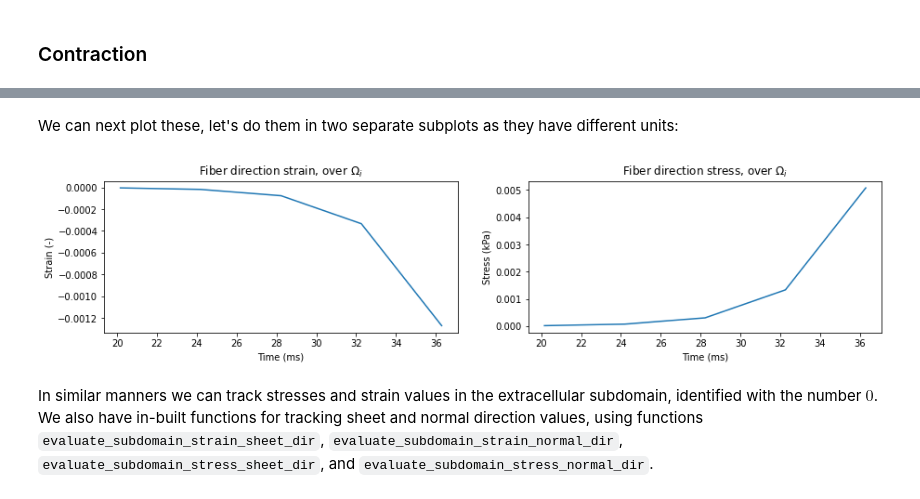
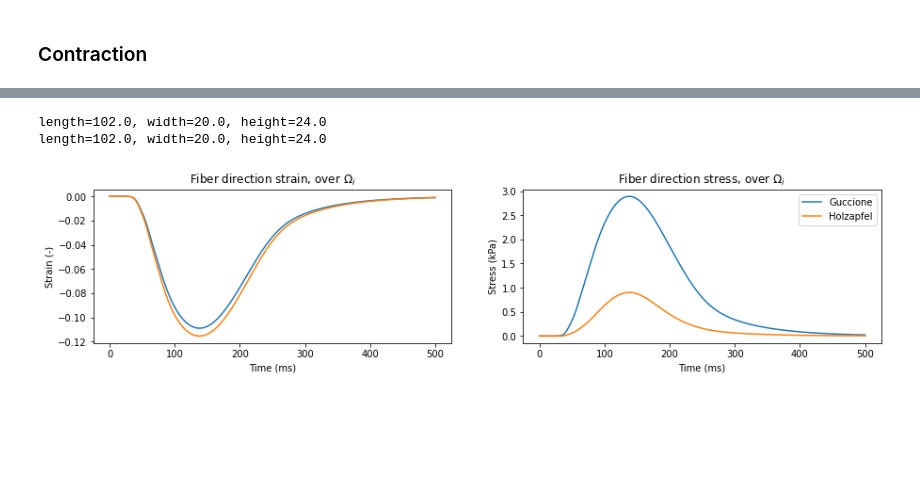
Before and after one commit to aashildte/emimechanicalmodel, a Jupyter notebook: docs/model_options/material_models.ipynb, the cells around one changed output, grey strips where cells are left out. Drawn from its saved outputs; the diff is of its cells as text; code cells hidden in the pictures; blank space fills up the shorter version.

Commit message:
model options updates; stress and strain comparisons

```diff
--- a/docs/model_options/material_models.ipynb
+++ b/docs/model_options/material_models.ipynb
@@ -135,39 +141,48 @@ and while it would certainly be possible to perform these integrals "manually" b
-# %%
-# for runtime feasibility we will cut the time and active transient in the notebook
-active_precomputed_short = active_precomputed[5:10]
-time_short = time[5:10]
-
-fiber_dir_strain_i = np.zeros_like(active_precomputed_short)
-fiber_dir_stress_i = np.zeros_like(active_precomputed_short)
-subdomain_id = 1         # intracellular subdomain
-
-# then run the simulation
-for step, a_str in enumerate(active_precomputed_short):
-    emimodel.update_active_fn(a_str)
-    emimodel.solve()
-
-    fiber_dir_strain_i[step] = \
-        emimodel.evaluate_subdomain_strain_fibre_dir(subdomain_id)
-    fiber_dir_stress_i[step] = \
-        emimodel.evaluate_subdomain_stress_fibre_dir(subdomain_id)
-# %% [markdown]
-We can next plot these, let's do them in two separate subplots as they have different units:
 # %%
+time = np.linspace(0, 500, 125)       # 500 ms with 125 steps
+active_precomputed = emi_m.compute_active_component(time)
+
+material_models = ["guccione", "holzapfel"]
+
 fig, axes = plt.subplots(1, 2, figsize=(15, 3))
 
-axes[0].plot(time_short, fiber_dir_strain_i)
-axes[1].plot(time_short, fiber_dir_stress_i)
+for material_model in material_models:
+    emimodel = emi_m.EMIModel(
+            mesh,
+            volumes,
+            experiment="contraction",
+            material_model=material_model,
+        )
+
+    fiber_dir_strain_i = np.zeros_like(active_precomputed)
+    fiber_dir_stress_i = np.zeros_like(active_precomputed)
+    subdomain_id = 1         # intracellular subdomain
+
+    # then run the simulation
+    for step, a_str in enumerate(active_precomputed):
+        emimodel.update_active_fn(a_str)
+        emimodel.solve()
+
+        fiber_dir_strain_i[step] = \
+            emimodel.evaluate_subdomain_strain_fibre_dir(subdomain_id)
+        fiber_dir_stress_i[step] = \
+            emimodel.evaluate_subdomain_stress_fibre_dir(subdomain_id)
+
+    axes[0].plot(time, fiber_dir_strain_i)
+    axes[1].plot(time, fiber_dir_stress_i)
 
 axes[0].set_xlabel("Time (ms)")
 axes[1].set_xlabel("Time (ms)")
 axes[0].set_ylabel("Strain (-)")
 axes[1].set_ylabel("Stress (kPa)")
 
 axes[0].set_title(r"Fiber direction strain, over $\Omega_i$")
 axes[1].set_title(r"Fiber direction stress, over $\Omega_i$")
 
+axes[1].legend(["Guccione", "Holzapfel"])
+
 plt.show()
 # %% [output]
+length=102.0, width=20.0, height=24.0
+length=102.0, width=20.0, height=24.0
-[figure, old version]
+[figure, new version]
-# %% [markdown]
-In similar manners we can track stresses and strain values in the extracellular subdomain, identified with the number $0$. We also have in-built functions for tracking sheet and normal direction values, using functions <code>evaluate_subdomain_strain_sheet_dir</code>, <code>evaluate_subdomain_strain_normal_dir</code>, <code>evaluate_subdomain_stress_sheet_dir</code>, and <code>evaluate_subdomain_stress_normal_dir</code>.
```
Also changed, not shown: parts of 46 cells of this notebook, 8 other files.
